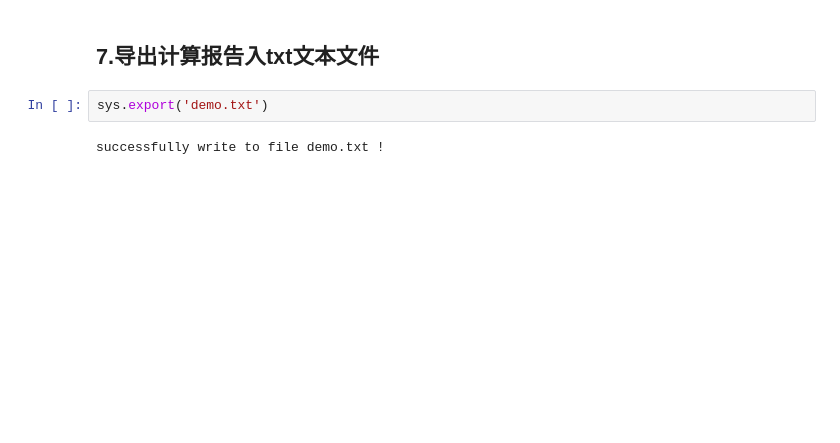
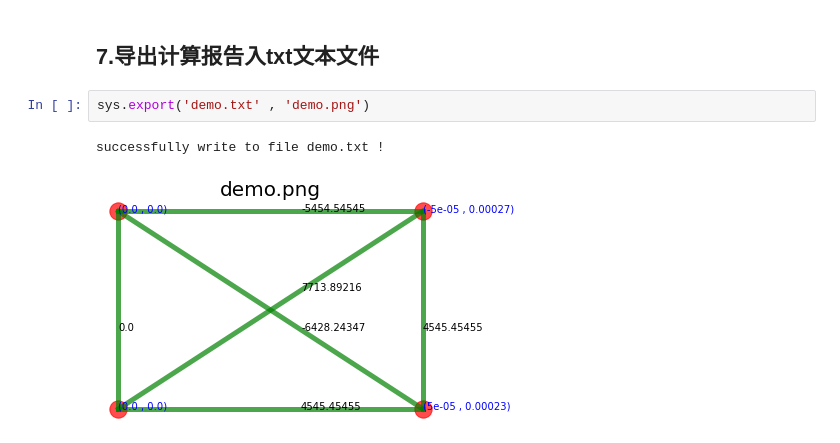
Before and after one commit to cherose2004/learning, a Jupyter notebook: project/FEM/version-py/myFEM.ipynb, the cells around one changed output. Cells and saved outputs as stored; diff of their text form; blank space fills up the shorter version.

```diff
--- a/project/FEM/version-py/myFEM.ipynb
+++ b/project/FEM/version-py/myFEM.ipynb
@@ -98,6 +99,7 @@ Vertical Displacement v =  0.0
 # %% [markdown]
 ## 7.导出计算报告入txt文本文件
 # %%
-sys.export('demo.txt')
+sys.export('demo.txt' , 'demo.png')
 # %% [output]
 successfully write to file demo.txt !
+[figure, added]
```
Also changed, not shown: parts of 1 cell of this notebook, 3 other files.
